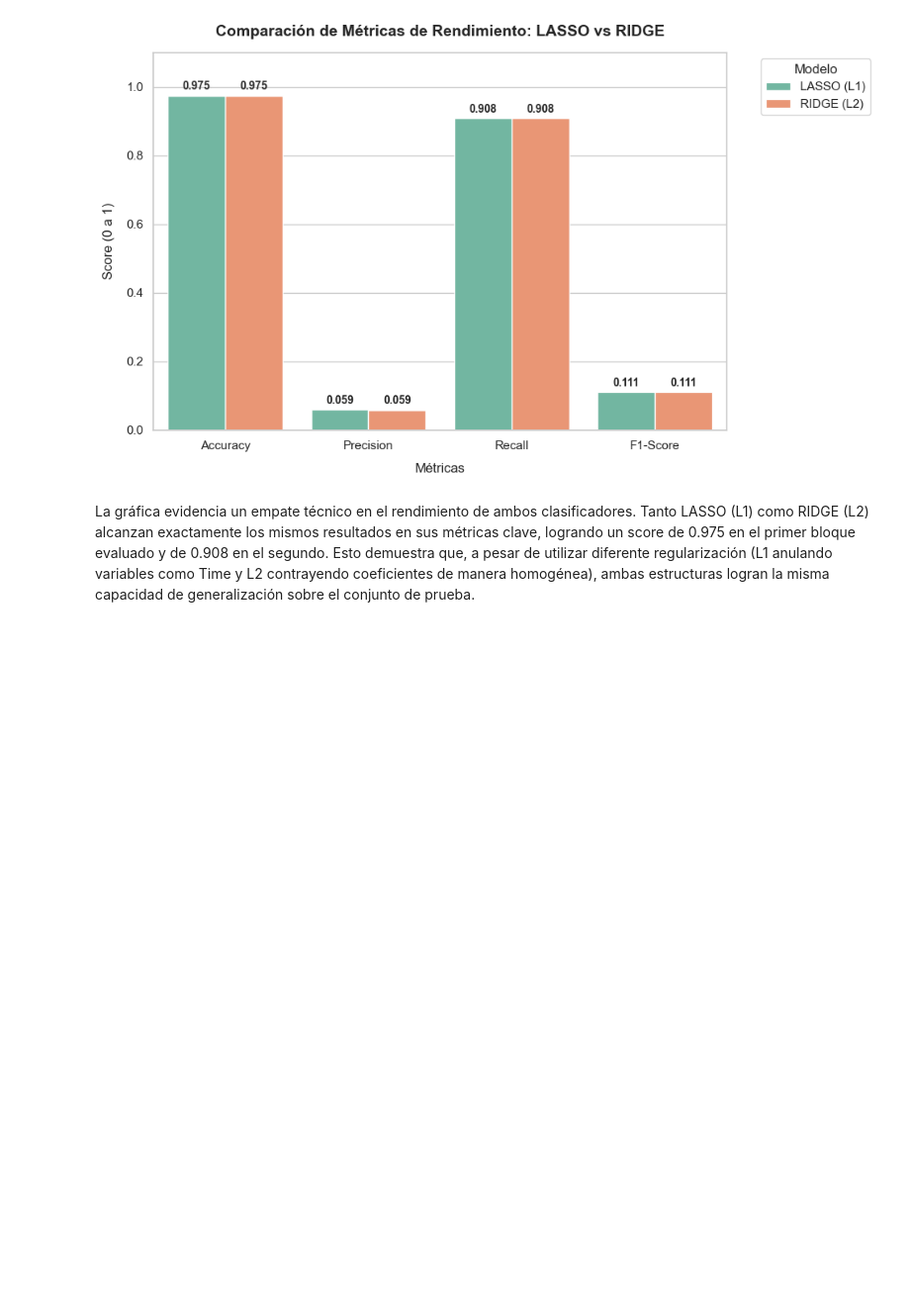
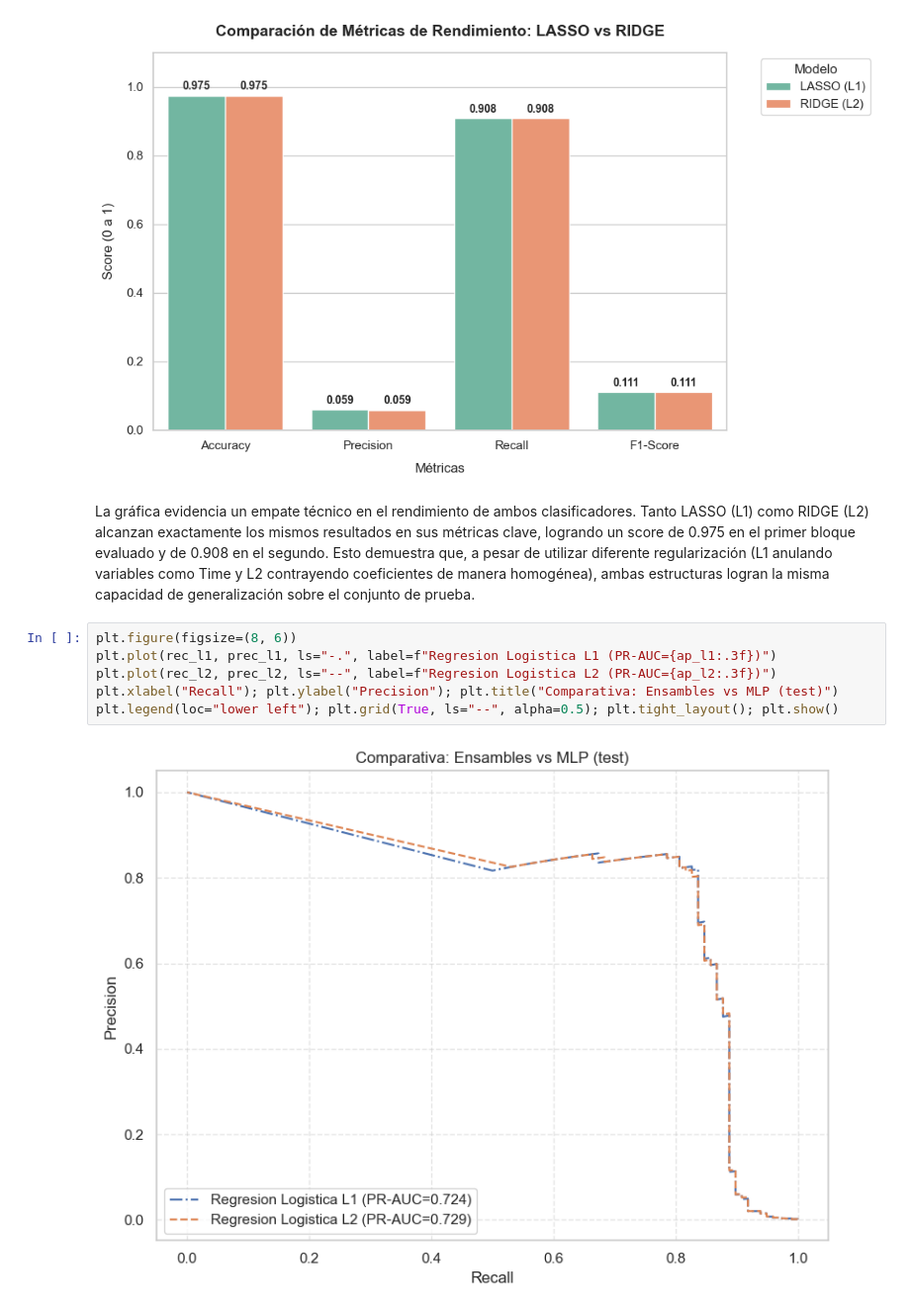
Before and after one commit to angelsosai/Deteccion_de_Anomalias_y_Fraude_en_Transacciones---Diplomado-en-Ciencia-de-datos, a Jupyter notebook: 2_Modelos Base_y_Regularizacion.ipynb, the cells around one changed output. Shown at 99% size. Cells and saved outputs as stored; diff of their text form; blank space fills up the shorter version.

```diff
--- a/2_Modelos Base_y_Regularizacion.ipynb
+++ b/2_Modelos Base_y_Regularizacion.ipynb
@@ -376,3 +376,11 @@ plt.show()
 [figure]
 # %% [markdown]
 La gráfica evidencia un empate técnico en el rendimiento de ambos clasificadores. Tanto LASSO (L1) como RIDGE (L2) alcanzan exactamente los mismos resultados en sus métricas clave, logrando un score de 0.975 en el primer bloque evaluado y de 0.908 en el segundo. Esto demuestra que, a pesar de utilizar diferente  regularización (L1 anulando variables como Time y L2 contrayendo coeficientes de manera homogénea), ambas estructuras logran la misma capacidad de generalización sobre el conjunto de prueba.
+# %%
+plt.figure(figsize=(8, 6))
+plt.plot(rec_l1, prec_l1, ls="-.", label=f"Regresion Logistica L1 (PR-AUC={ap_l1:.3f})")
+plt.plot(rec_l2, prec_l2, ls="--", label=f"Regresion Logistica L2 (PR-AUC={ap_l2:.3f})")
+plt.xlabel("Recall"); plt.ylabel("Precision"); plt.title("Comparativa: Ensambles vs MLP (test)")
+plt.legend(loc="lower left"); plt.grid(True, ls="--", alpha=0.5); plt.tight_layout(); plt.show()
+# %% [output]
+[figure, added]
```
